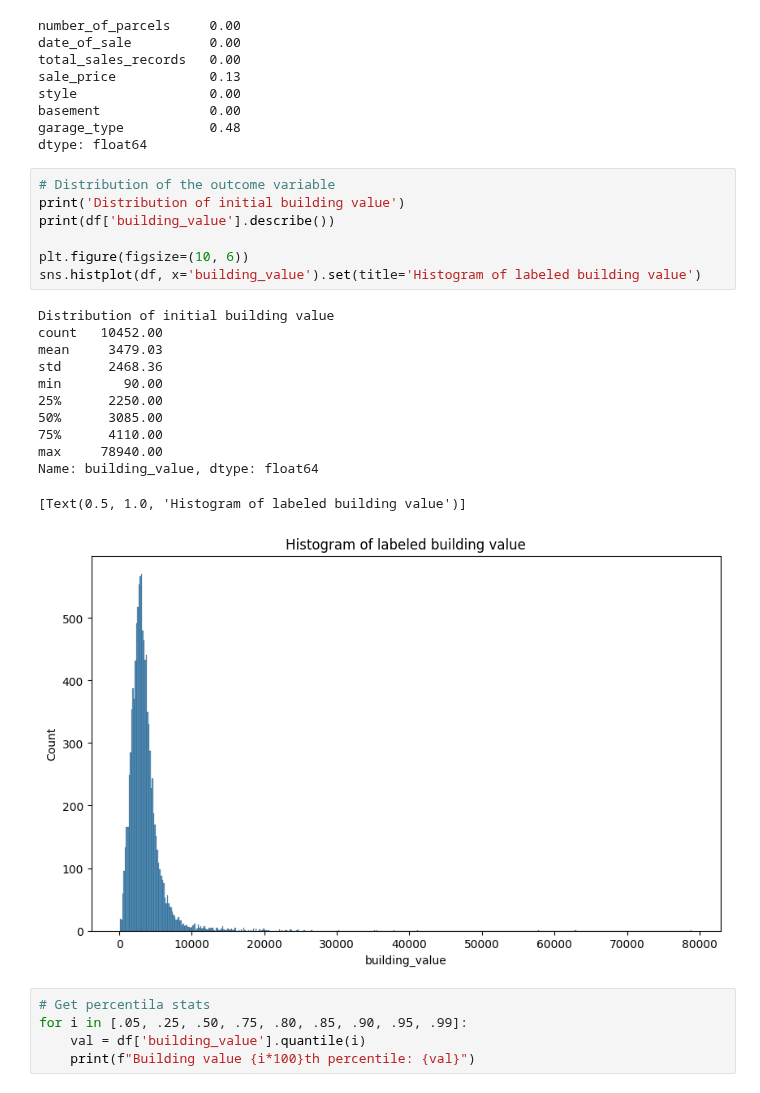
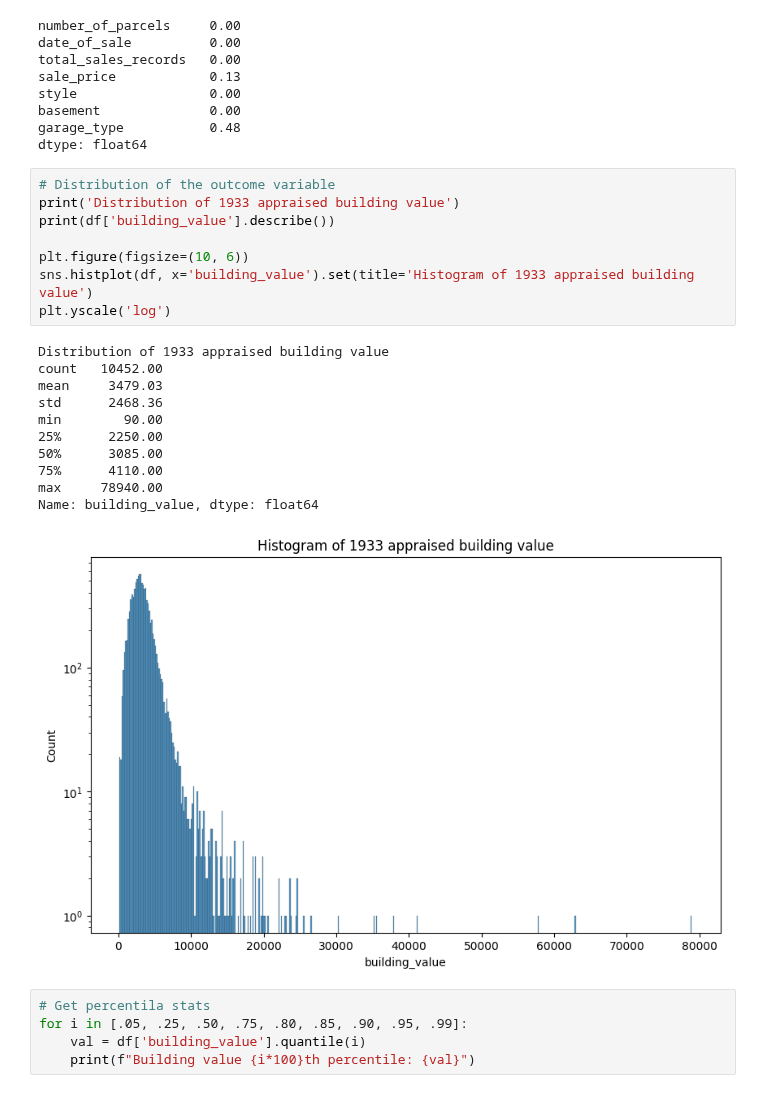
Before and after one commit to JunTaoLuo/ErukaExp, a Jupyter notebook: modeling_pipeline/test_modeling.ipynb, the cells around one changed output. Drawn from its saved outputs; the diff is of its cells as text.

```diff
--- a/modeling_pipeline/test_modeling.ipynb
+++ b/modeling_pipeline/test_modeling.ipynb
@@ -274,24 +274,24 @@ garage_type           0.48
 dtype: float64
 # %%
 # Distribution of the outcome variable
-print('Distribution of initial building value')
+print('Distribution of 1933 appraised building value')
 print(df['building_value'].describe())
 
 plt.figure(figsize=(10, 6))
-sns.histplot(df, x='building_value').set(title='Histogram of labeled building value')
+sns.histplot(df, x='building_value').set(title='Histogram of 1933 appraised building value')
+plt.yscale('log')
 # %% [output]
-Distribution of initial building value
+Distribution of 1933 appraised building value
 count   10452.00
 mean     3479.03
 std      2468.36
 min        90.00
 25%      2250.00
 50%      3085.00
 75%      4110.00
 max     78940.00
 Name: building_value, dtype: float64
-[Text(0.5, 1.0, 'Histogram of labeled building value')]
-[figure, old version]
+[figure, new version]
 # %%
 # Get percentila stats
 for i in [.05, .25, .50, .75, .80, .85, .90, .95, .99]:
```
Also changed, not shown: 3 other files.
